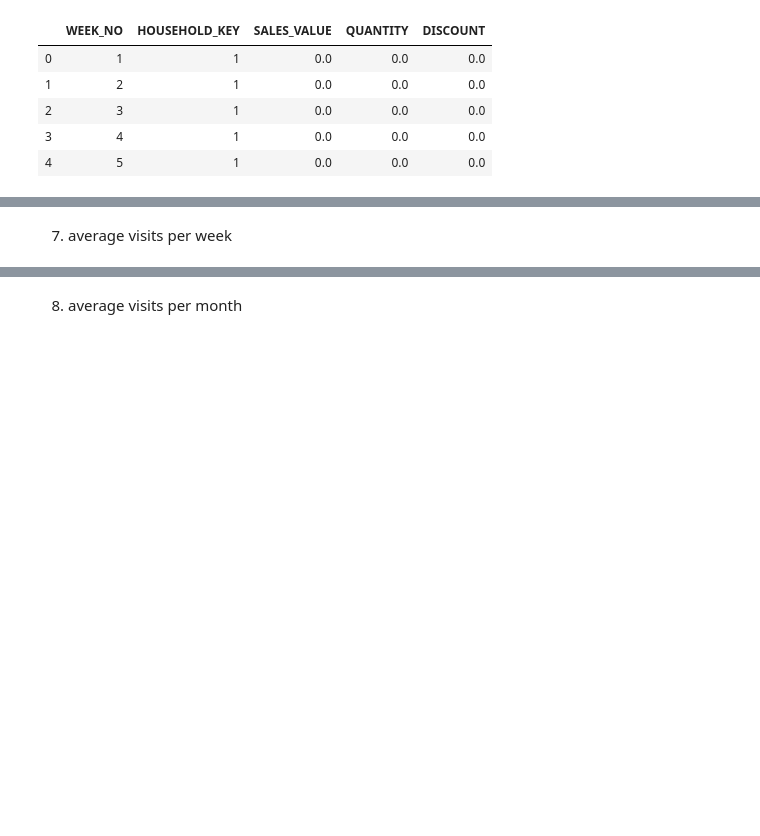
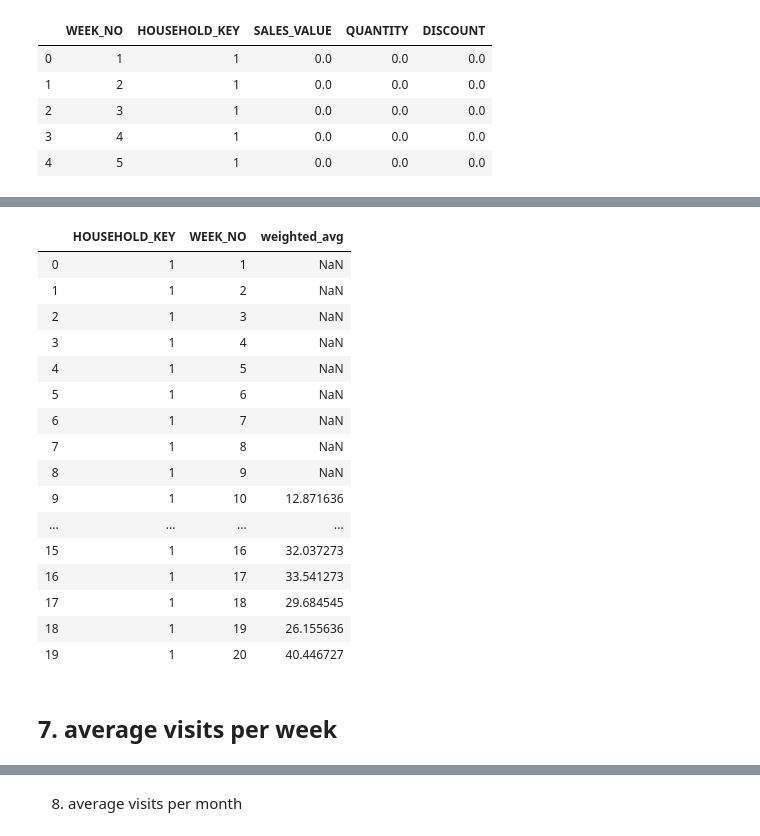
Before and after one commit to robmoratore/ShellDnA, a Jupyter notebook: DnA 2.0/main notebook.ipynb, the cells around one changed output, grey strips where cells are left out. Saved outputs shown, nothing was run; the diff lists cells and outputs as text; code cells hidden in the pictures; blank space fills up the shorter version.

Commit message:
new features added, 1 left 😅

```diff
--- a/DnA 2.0/main notebook.ipynb
+++ b/DnA 2.0/main notebook.ipynb
@@ -1190,0 +1277,4 @@ stats_prev_weeks.head(10)
+# %%
+transactions_every_week = big_df.merge(transactions_weekly_aggregated, on=['HOUSEHOLD_KEY','WEEK_NO'], how='left')
+transactions_every_week.fillna(0, inplace=True)
+transactions_every_week.head()
@@ -1190,0 +1288,13 @@ stats_prev_weeks.head(10)
+# %%
+weighted_avg_weeks = transactions_every_week.copy()
+weighted_avg_weeks['1_times_before'] = weighted_avg_weeks.groupby('HOUSEHOLD_KEY')['SALES_VALUE'].shift(1)
+weighted_avg_weeks['2_times_before'] = weighted_avg_weeks.groupby('HOUSEHOLD_KEY')['SALES_VALUE'].shift(2)
+weighted_avg_weeks['3_times_before'] = weighted_avg_weeks.groupby('HOUSEHOLD_KEY')['SALES_VALUE'].shift(3)
+weighted_avg_weeks['4_times_before'] = weighted_avg_weeks.groupby('HOUSEHOLD_KEY')['SALES_VALUE'].shift(4)
+weighted_avg_weeks['5_times_before'] = weighted_avg_weeks.groupby('HOUSEHOLD_KEY')['SALES_VALUE'].shift(5)
+weighted_avg_weeks['6_times_before'] = weighted_avg_weeks.groupby('HOUSEHOLD_KEY')['SALES_VALUE'].shift(6)
+weighted_avg_weeks['7_times_before'] = weighted_avg_weeks.groupby('HOUSEHOLD_KEY')['SALES_VALUE'].shift(7)
+weighted_avg_weeks['8_times_before'] = weighted_avg_weeks.groupby('HOUSEHOLD_KEY')['SALES_VALUE'].shift(8)
+weighted_avg_weeks['9_times_before'] = weighted_avg_weeks.groupby('HOUSEHOLD_KEY')['SALES_VALUE'].shift(9)
+weighted_avg_weeks['10_times_before'] = weighted_avg_weeks.groupby('HOUSEHOLD_KEY')['SALES_VALUE'].shift(10)
+weighted_avg_weeks.head()
@@ -1191,2 +1308,34 @@ stats_prev_weeks.head(10)
+# %%
+weighted_avg_weeks['weighted_avg'] = (weighted_avg_weeks['1_times_before']*10 +
+                               weighted_avg_weeks['2_times_before']*9 +
+                               weighted_avg_weeks['3_times_before']*8 +
+                               weighted_avg_weeks['4_times_before']*7 +
+                               weighted_avg_weeks['5_times_before']*6 +
+                               weighted_avg_weeks['6_times_before']*5 +
+                               weighted_avg_weeks['7_times_before']*4 +
+                               weighted_avg_weeks['8_times_before']*3 +
+                               weighted_avg_weeks['9_times_before']*2 +
+                               weighted_avg_weeks['9_times_before']*1)/(1+2+3+4+5+6+7+8+9+10)
+
+weighted_avg_weeks = weighted_avg_weeks[['HOUSEHOLD_KEY','WEEK_NO','weighted_avg']]
+weighted_avg_weeks.head(20)
+# %% [output]
+|  | HOUSEHOLD_KEY | WEEK_NO | weighted_avg |
+| 0 | 1 | 1 | NaN |
+| 1 | 1 | 2 | NaN |
+| 2 | 1 | 3 | NaN |
+| 3 | 1 | 4 | NaN |
+| 4 | 1 | 5 | NaN |
+| 5 | 1 | 6 | NaN |
+| 6 | 1 | 7 | NaN |
+| 7 | 1 | 8 | NaN |
+| 8 | 1 | 9 | NaN |
+| 9 | 1 | 10 | 12.871636 |
+| ... | ... | ... | ... |
+| 15 | 1 | 16 | 32.037273 |
+| 16 | 1 | 17 | 33.541273 |
+| 17 | 1 | 18 | 29.684545 |
+| 18 | 1 | 19 | 26.155636 |
+| 19 | 1 | 20 | 40.446727 |
 # %% [markdown]
-7. average visits per week
+## 7. average visits per week
```
Also changed, not shown: parts of 23 cells of this notebook.
